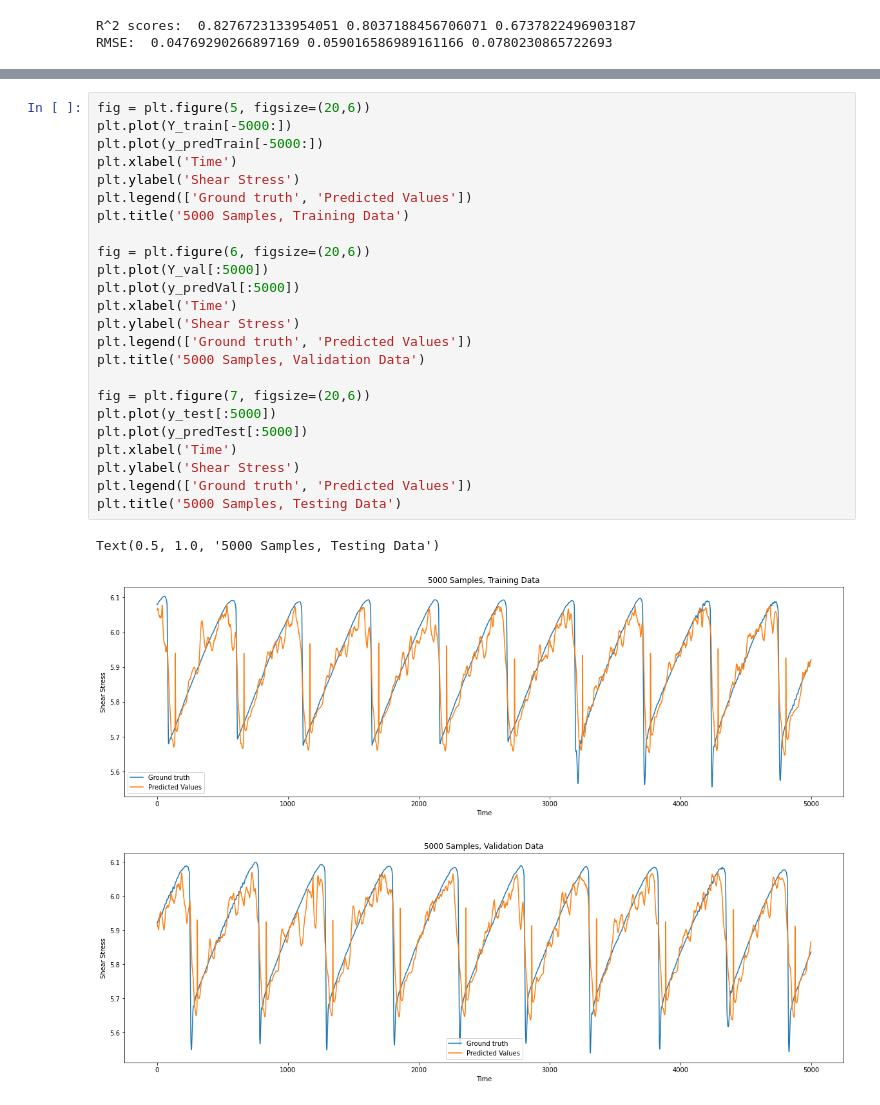
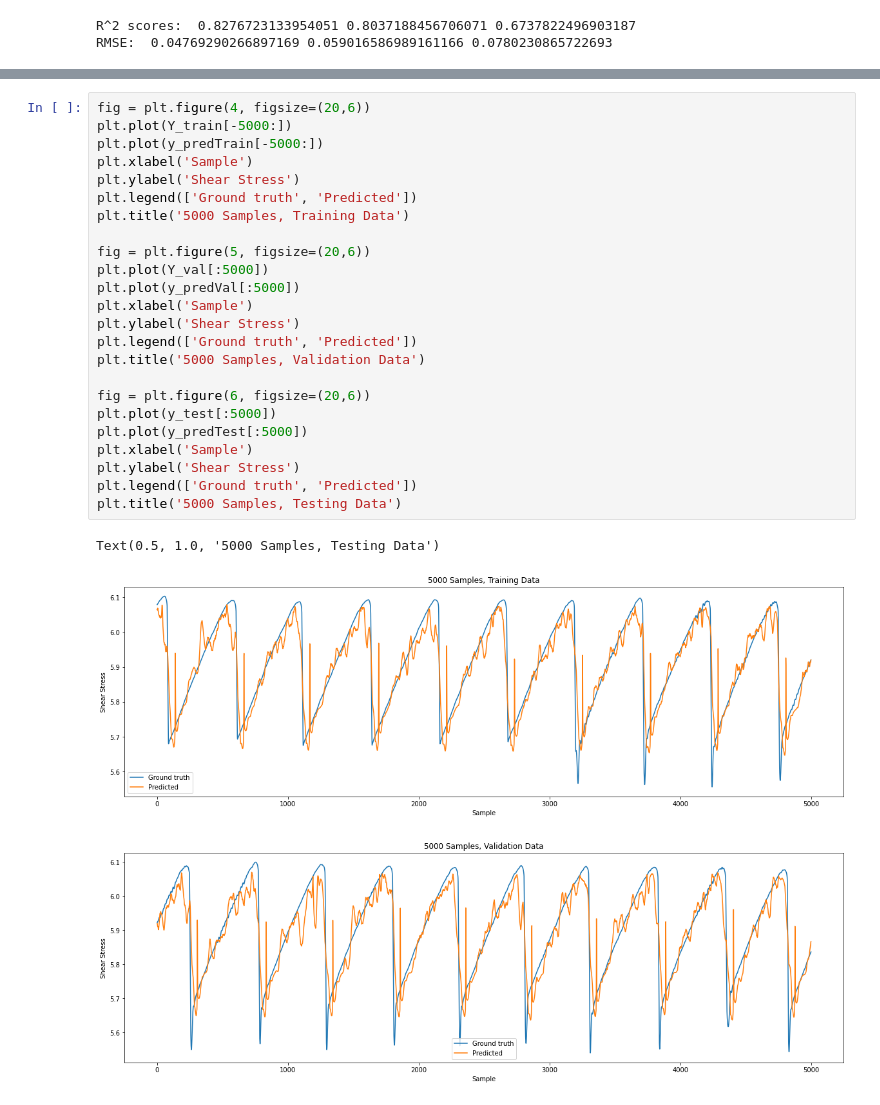
Before and after one commit to vrushaligirkar/Labquake-Prediction, a Jupyter notebook: DeepLearning/mlp_1.ipynb, the cells around one changed output, grey strips where cells are left out. Saved outputs shown, nothing was run; the diff lists cells and outputs as text.

Commit message:
Result plots updated

```diff
--- a/DeepLearning/mlp_1.ipynb
+++ b/DeepLearning/mlp_1.ipynb
@@ -174,28 +186,28 @@ plt.plot(y_predTest)
 # %%
-fig = plt.figure(5, figsize=(20,6))
+fig = plt.figure(4, figsize=(20,6))
 plt.plot(Y_train[-5000:])
 plt.plot(y_predTrain[-5000:])
-plt.xlabel('Time')
+plt.xlabel('Sample')
 plt.ylabel('Shear Stress')
-plt.legend(['Ground truth', 'Predicted Values'])
+plt.legend(['Ground truth', 'Predicted'])
 plt.title('5000 Samples, Training Data')
 
-fig = plt.figure(6, figsize=(20,6))
+fig = plt.figure(5, figsize=(20,6))
 plt.plot(Y_val[:5000])
 plt.plot(y_predVal[:5000])
-plt.xlabel('Time')
+plt.xlabel('Sample')
 plt.ylabel('Shear Stress')
-plt.legend(['Ground truth', 'Predicted Values'])
+plt.legend(['Ground truth', 'Predicted'])
 plt.title('5000 Samples, Validation Data')
 
-fig = plt.figure(7, figsize=(20,6))
+fig = plt.figure(6, figsize=(20,6))
 plt.plot(y_test[:5000])
 plt.plot(y_predTest[:5000])
-plt.xlabel('Time')
+plt.xlabel('Sample')
 plt.ylabel('Shear Stress')
-plt.legend(['Ground truth', 'Predicted Values'])
+plt.legend(['Ground truth', 'Predicted'])
 plt.title('5000 Samples, Testing Data')
 # %% [output]
 Text(0.5, 1.0, '5000 Samples, Testing Data')
-[figure, old version]
+[figure, new version]
-[figure, old version]
+[figure, new version]
```
Also changed, not shown: parts of 3 cells of this notebook.
